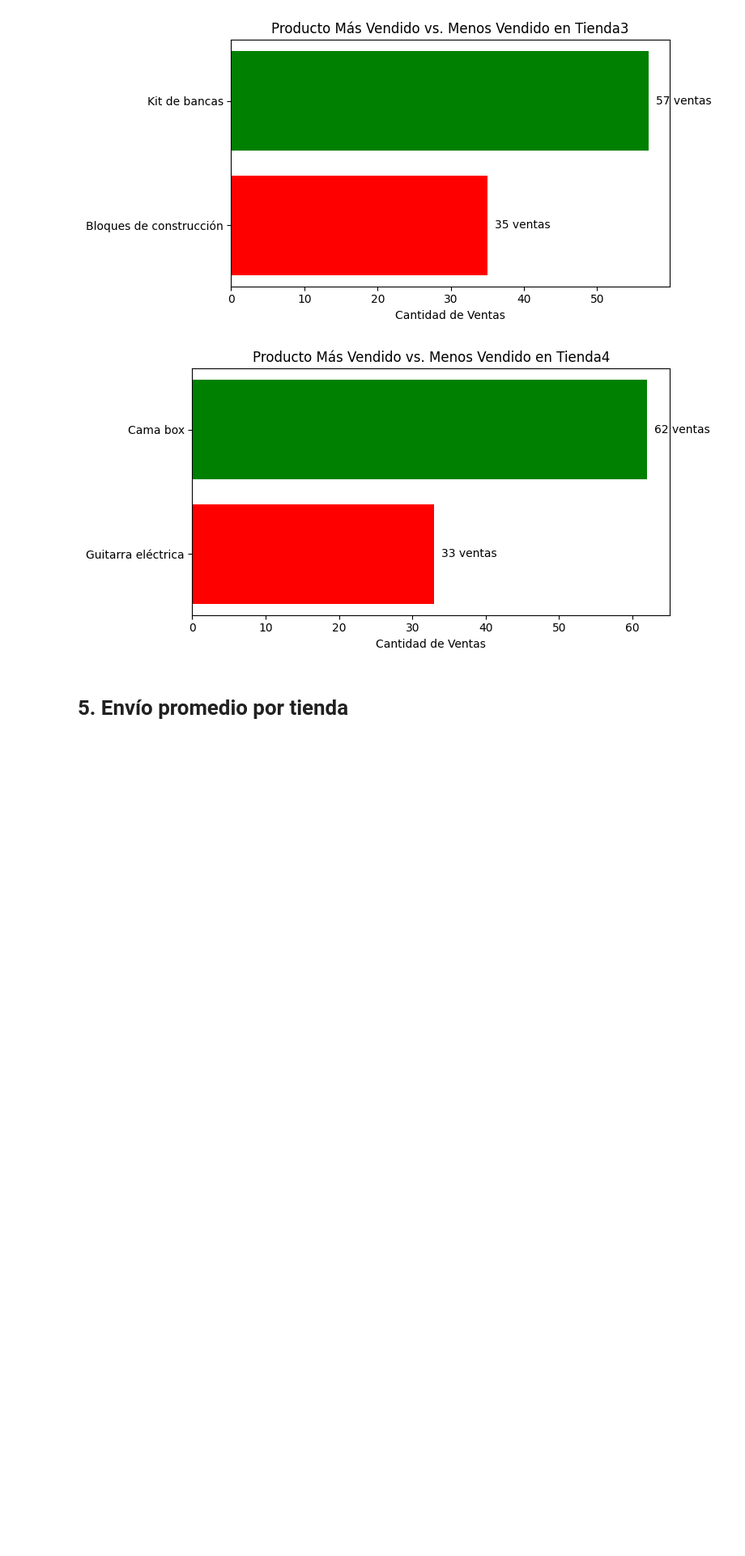
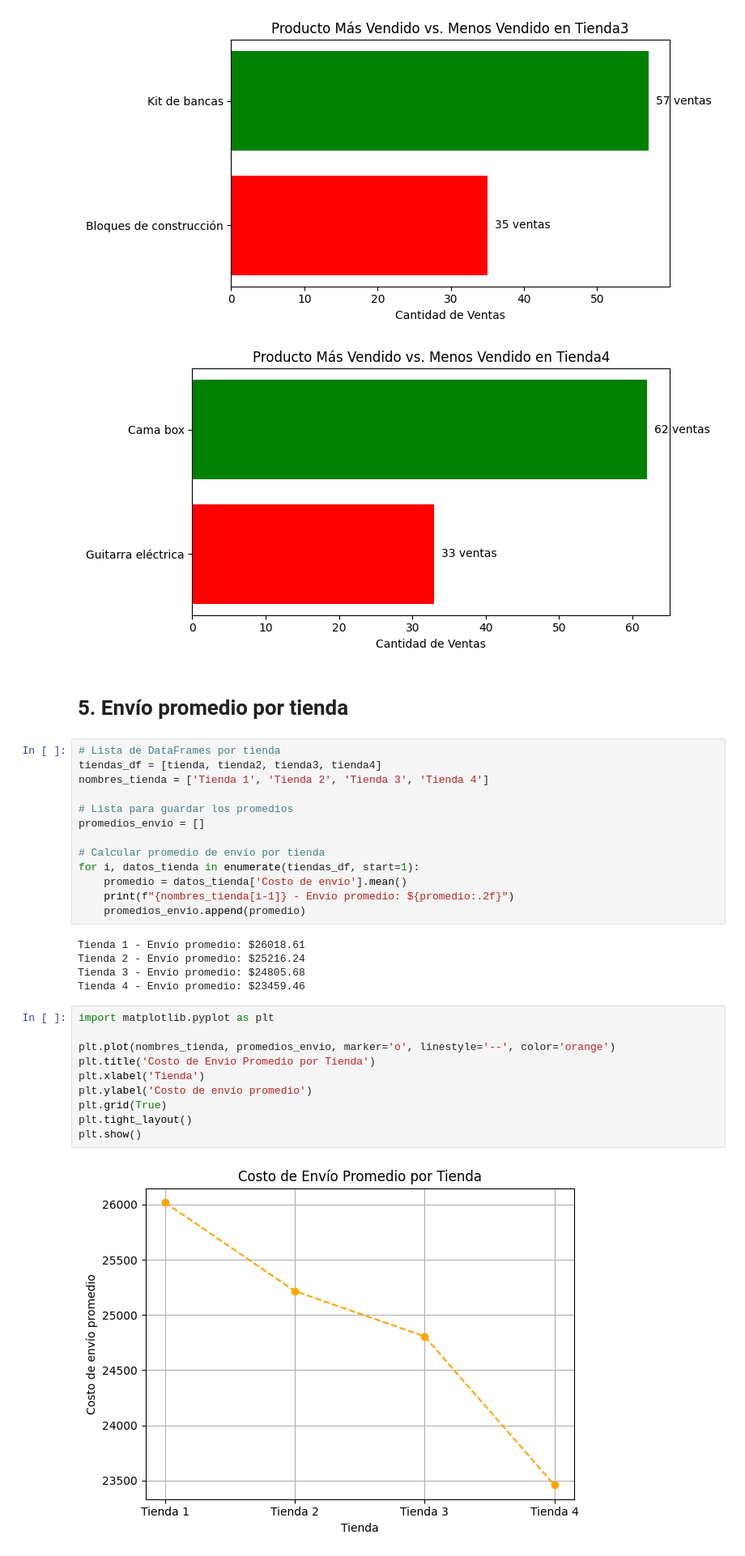
Before and after one commit to SamilG2/challenge-alurastore-datascience, a Jupyter notebook: Solution_AluraStoreLatam.ipynb, the cells around one changed output. Shown at 81% size. Saved outputs shown, nothing was run; the diff lists cells and outputs as text; blank space fills up the shorter version.

Commit message:
Costo promedio del envió

```diff
--- a/Solution_AluraStoreLatam.ipynb
+++ b/Solution_AluraStoreLatam.ipynb
@@ -166,3 +166,33 @@ producto_masmenosvendido(tienda4, 4)
 [figure]
 # %% [markdown]
 # 5. Envío promedio por tienda
+# %%
+# Lista de DataFrames por tienda
+tiendas_df = [tienda, tienda2, tienda3, tienda4]
+nombres_tienda = ['Tienda 1', 'Tienda 2', 'Tienda 3', 'Tienda 4']
+
+# Lista para guardar los promedios
+promedios_envio = []
+
+# Calcular promedio de envío por tienda
+for i, datos_tienda in enumerate(tiendas_df, start=1):
+    promedio = datos_tienda['Costo de envío'].mean()
+    print(f"{nombres_tienda[i-1]} - Envío promedio: ${promedio:.2f}")
+    promedios_envio.append(promedio)
+# %% [output]
+Tienda 1 - Envío promedio: $26018.61
+Tienda 2 - Envío promedio: $25216.24
+Tienda 3 - Envío promedio: $24805.68
+Tienda 4 - Envío promedio: $23459.46
+# %%
+import matplotlib.pyplot as plt
+
+plt.plot(nombres_tienda, promedios_envio, marker='o', linestyle='--', color='orange')
+plt.title('Costo de Envío Promedio por Tienda')
+plt.xlabel('Tienda')
+plt.ylabel('Costo de envío promedio')
+plt.grid(True)
+plt.tight_layout()
+plt.show()
+# %% [output]
+[figure, added]
```
